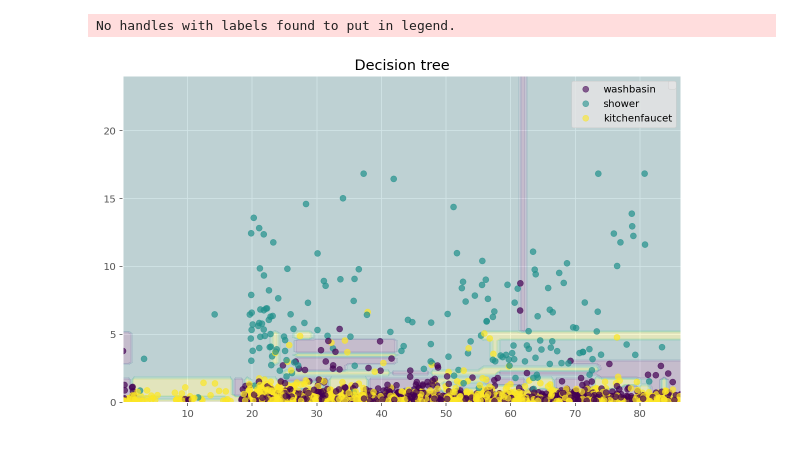
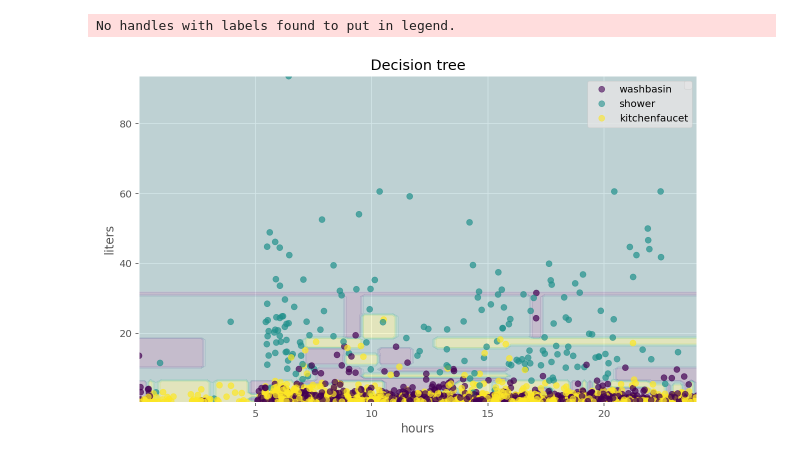
Before and after one commit to 25sal/2021_water_chapter, a Jupyter notebook: rf_classifier_4.ipynb, the cells around one changed output. Saved outputs shown, nothing was run; the diff lists cells and outputs as text; code cells hidden in the pictures.

```diff
--- a/rf_classifier_4.ipynb
+++ b/rf_classifier_4.ipynb
@@ -36,38 +36,40 @@ max_dur = max(X[:,0])
 max_lit = max(X[:,1])
 # X[:,0] = X[:,0] /max_dur
 # X[:,1] = X[:,1]/max_lit
-X[:,0] = X[:,0] /1000
-X[:,1] = X[:,1]/3600
+X[:,0] = X[:,0] /3600
+X[:,1] = X[:,1]/1000
 # print(X)
 Y = df["num_fixture"]-2
 # %%
 
 X_train_circles, X_test_circles, y_train_circles, y_test_circles = \
     train_test_split(X, Y, test_size=0.2)
 
 dtree = DecisionTreeClassifier()
 dtree.fit(X_train_circles, y_train_circles)
 
 x_range = np.linspace(X[:,0].min(), X[:,0].max(), 100)
 y_range = np.linspace(X[:,1].min(), X[:,1].max(), 100)
 xx1, xx2 = np.meshgrid(x_range, y_range)
 y_hat = dtree.predict(np.c_[xx1.ravel(), xx2.ravel()])
 y_hat = y_hat.reshape(xx1.shape)
 fig, ax = plt.subplots()
 plt.contourf(xx1, xx2, y_hat, alpha=0.2)
 scatter = ax.scatter(X[:,0], X[:,1], c=Y, cmap='viridis', alpha=.7)
 
 # produce a legend with a cross section of sizes from the scatter
 handles, labels = scatter.legend_elements(prop="colors", alpha=0.6)
 legend2 = ax.legend(handles, fixtures, loc="upper right")
 ax.add_artist(legend2)
 plt.title("Decision tree")
 ax.legend()
-plt.ylim(0,24)
+ax.set_xlabel("hours")
+ax.set_ylabel("liters")
+# plt.ylim(0,24)
 plt.show()
 # %% [output]
 No handles with labels found to put in legend.
-[figure, old version]
+[figure, new version]
 # %%
 b_dtree = BaggingClassifier(DecisionTreeClassifier(),
                             n_estimators=300, random_state=42)
```
Also changed, not shown: parts of 1 cell of this notebook, 2 other files.
